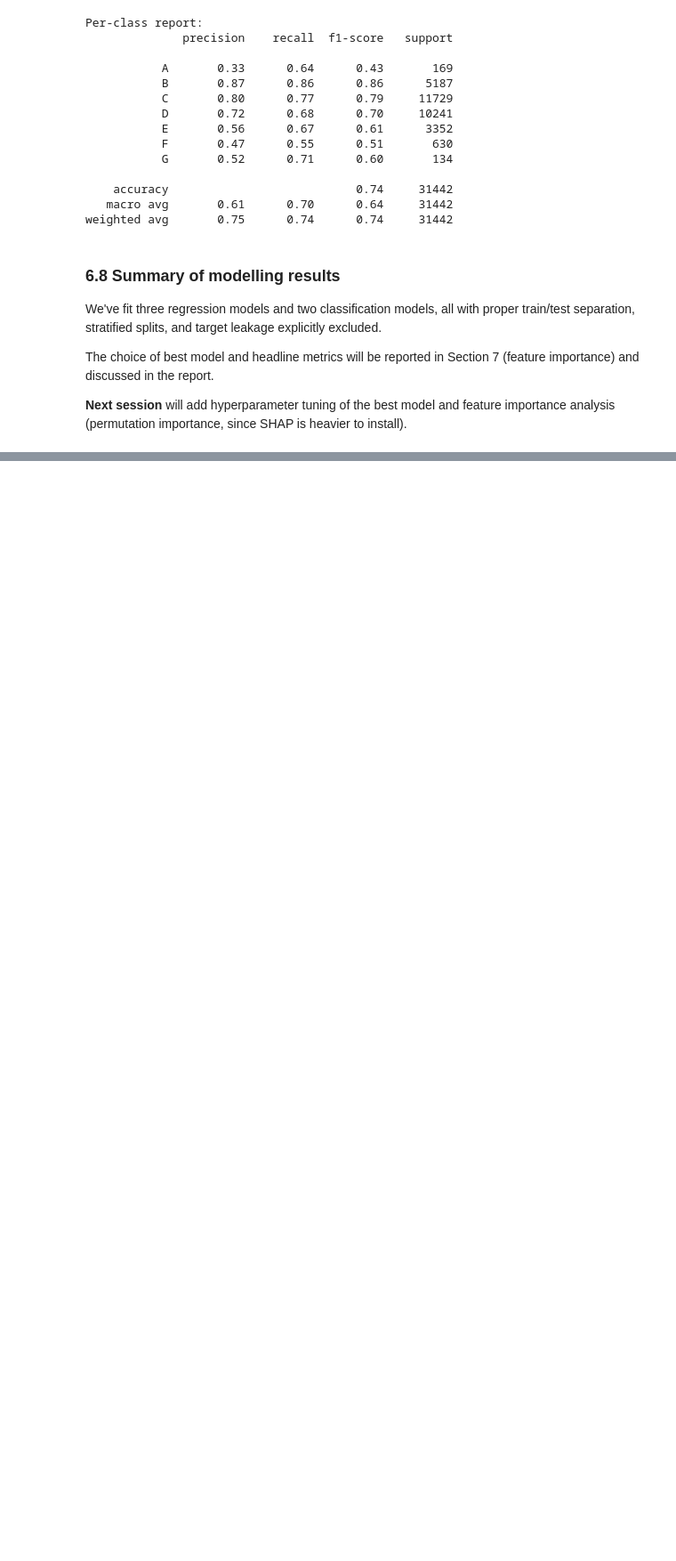
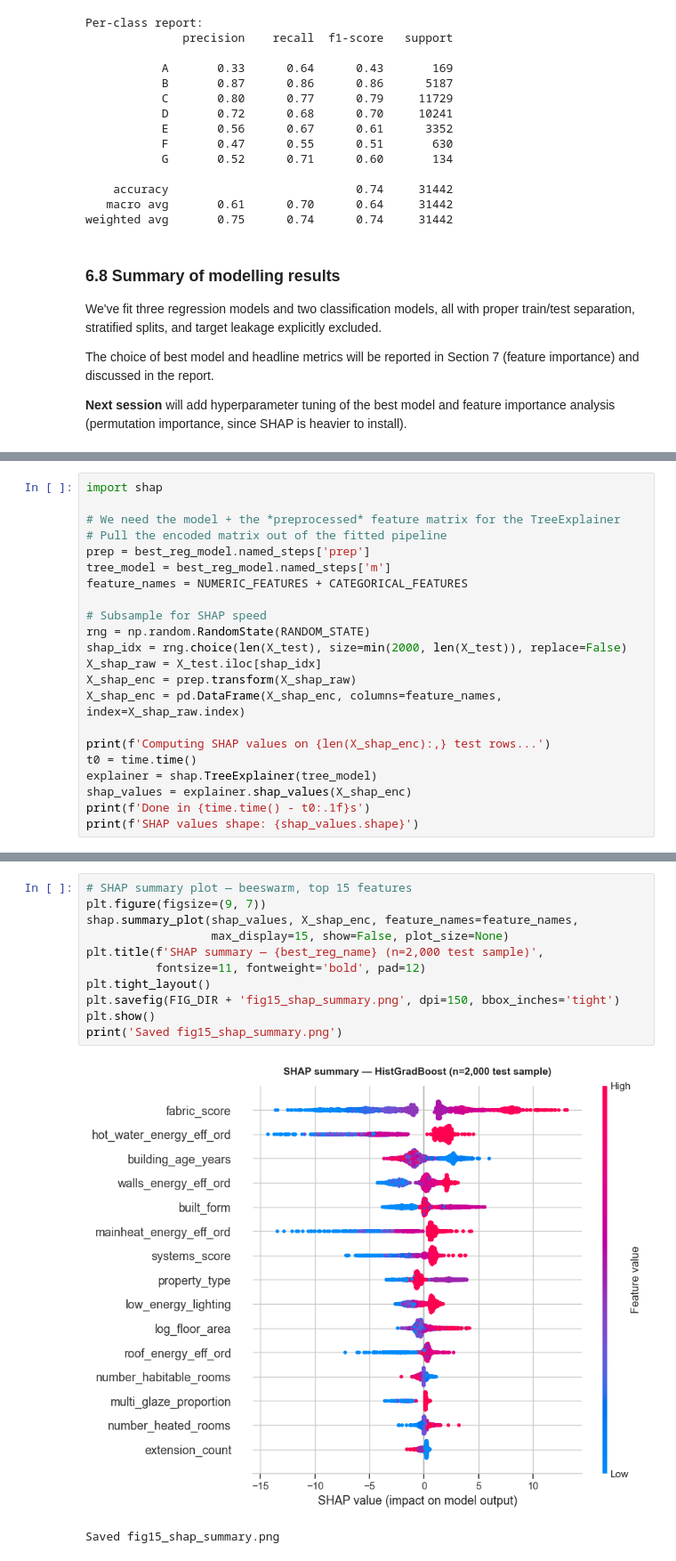
Before and after one commit to Lloydster118/COM6003-Data-Science-CW1, a Jupyter notebook: notebooks/bucks_epc_analysis.ipynb, the cells around one changed output, grey strips where cells are left out. Shown at 89% size. Cells and saved outputs as stored; diff of their text form; blank space fills up the shorter version.

```diff
--- a/notebooks/bucks_epc_analysis.ipynb
+++ b/notebooks/bucks_epc_analysis.ipynb
@@ -1695,0 +1878,22 @@ heavier to install).
+# %%
+import shap
+
+# We need the model + the *preprocessed* feature matrix for the TreeExplainer
+# Pull the encoded matrix out of the fitted pipeline
+prep = best_reg_model.named_steps['prep']
+tree_model = best_reg_model.named_steps['m']
+feature_names = NUMERIC_FEATURES + CATEGORICAL_FEATURES
+
+# Subsample for SHAP speed
+rng = np.random.RandomState(RANDOM_STATE)
+shap_idx = rng.choice(len(X_test), size=min(2000, len(X_test)), replace=False)
+X_shap_raw = X_test.iloc[shap_idx]
+X_shap_enc = prep.transform(X_shap_raw)
+X_shap_enc = pd.DataFrame(X_shap_enc, columns=feature_names, index=X_shap_raw.index)
+
+print(f'Computing SHAP values on {len(X_shap_enc):,} test rows...')
+t0 = time.time()
+explainer = shap.TreeExplainer(tree_model)
+shap_values = explainer.shap_values(X_shap_enc)
+print(f'Done in {time.time() - t0:.1f}s')
+print(f'SHAP values shape: {shap_values.shape}')
@@ -1695,0 +1904,14 @@ heavier to install).
+# %%
+# SHAP summary plot — beeswarm, top 15 features
+plt.figure(figsize=(9, 7))
+shap.summary_plot(shap_values, X_shap_enc, feature_names=feature_names,
+                  max_display=15, show=False, plot_size=None)
+plt.title(f'SHAP summary — {best_reg_name} (n=2,000 test sample)',
+          fontsize=11, fontweight='bold', pad=12)
+plt.tight_layout()
+plt.savefig(FIG_DIR + 'fig15_shap_summary.png', dpi=150, bbox_inches='tight')
+plt.show()
+print('Saved fig15_shap_summary.png')
+# %% [output]
+[figure, added]
+Saved fig15_shap_summary.png
```
Also changed, not shown: parts of 22 cells of this notebook, 6 other files.
